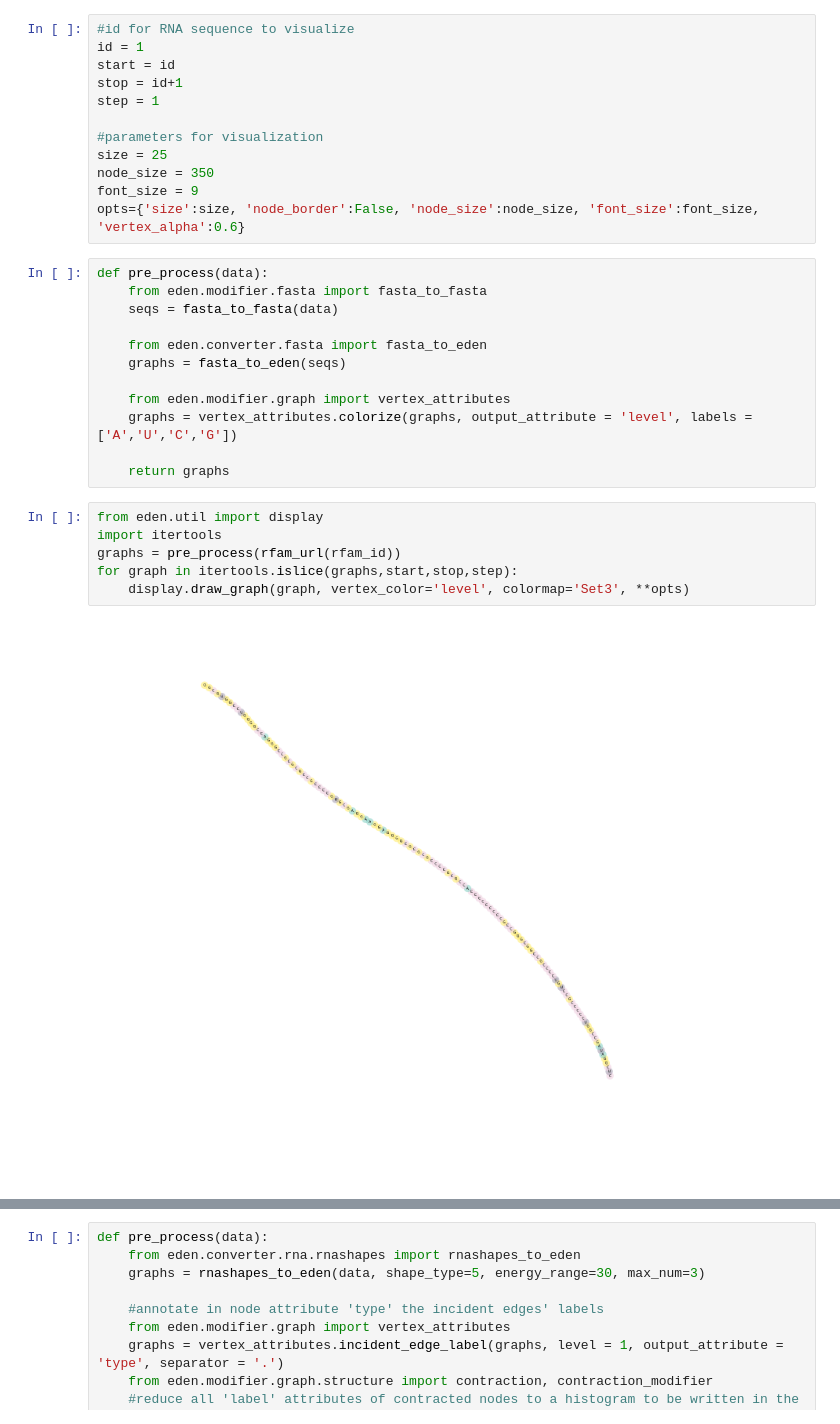
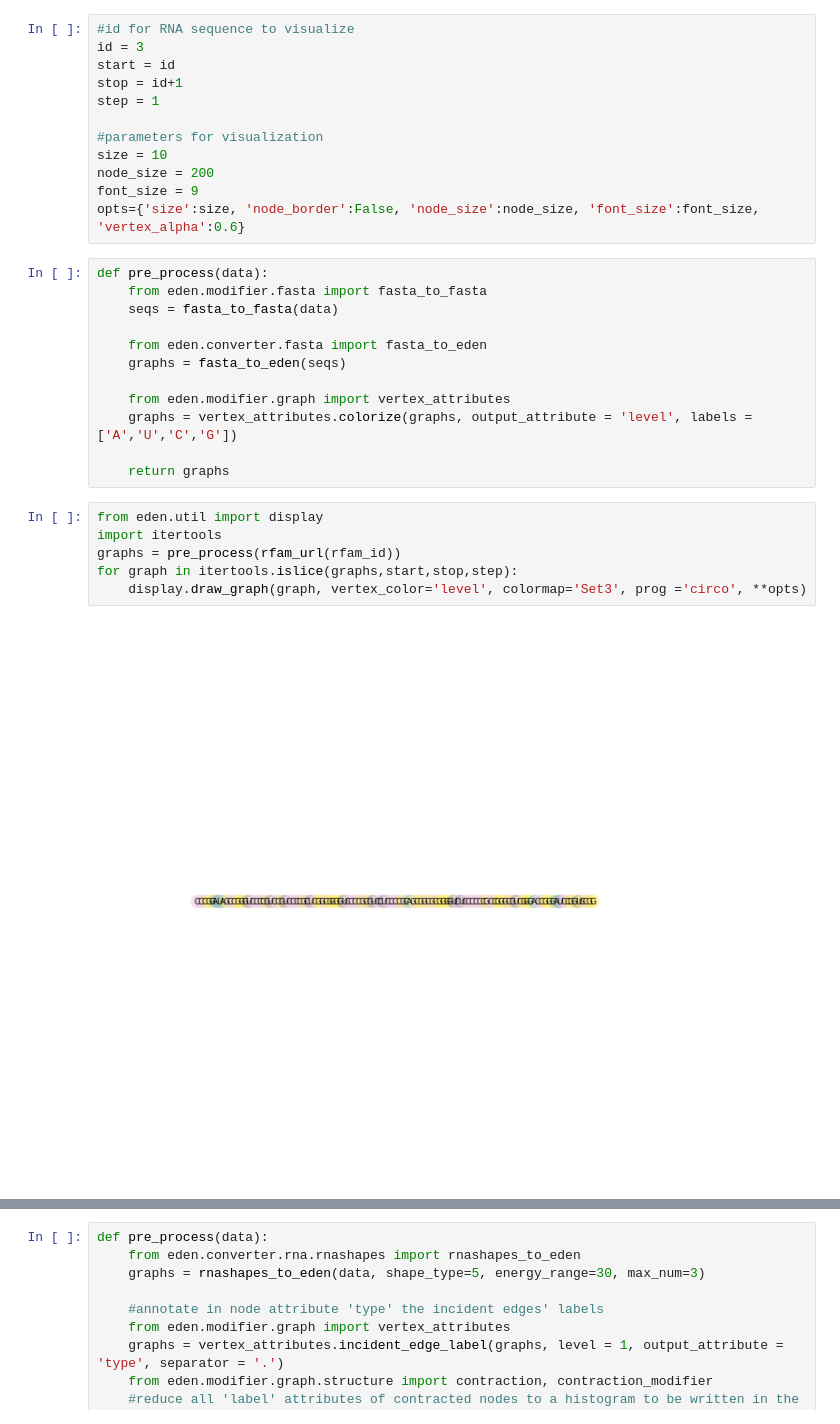
Before and after one commit to fabriziocosta/EDeN, a Jupyter notebook: examples/x 2 RNA.ipynb, the cells around one changed output, grey strips where cells are left out. Drawn from its saved outputs; the diff is of its cells as text.

```diff
--- a/examples/x 2 RNA.ipynb
+++ b/examples/x 2 RNA.ipynb
@@ -30,14 +32,14 @@ http://rfam.xfam.org/family/RF00871/alignment?acc=RF00871&format=fastau&download
 http://rfam.xfam.org/family/rf00871#tabview=tab3
 # %%
 #id for RNA sequence to visualize
-id = 1
+id = 3
 start = id
 stop = id+1
 step = 1
 
 #parameters for visualization
-size = 25
-node_size = 350
+size = 10
+node_size = 200
 font_size = 9
 opts={'size':size, 'node_border':False, 'node_size':node_size, 'font_size':font_size, 'vertex_alpha':0.6}
 # %%
@@ -55,8 +57,8 @@ def pre_process(data):
 # %%
 from eden.util import display
 import itertools
 graphs = pre_process(rfam_url(rfam_id))
 for graph in itertools.islice(graphs,start,stop,step):
-    display.draw_graph(graph, vertex_color='level', colormap='Set3', **opts)
+    display.draw_graph(graph, vertex_color='level', colormap='Set3', prog ='circo', **opts)
 # %% [output]
-[figure, old version]
+[figure, new version]
```
Also changed, not shown: parts of 38 cells of this notebook, 2 other files.
